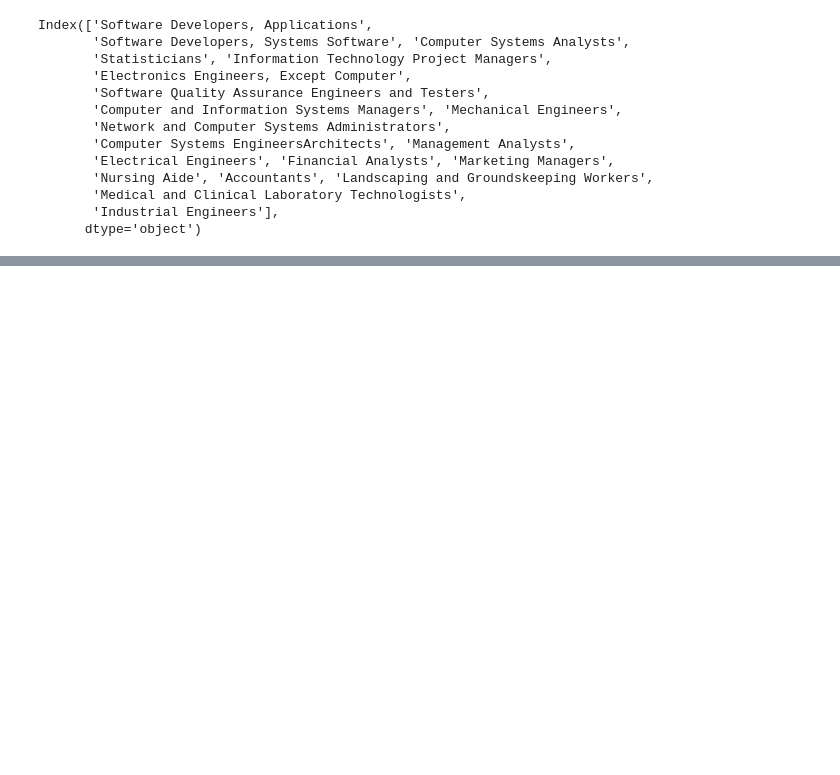
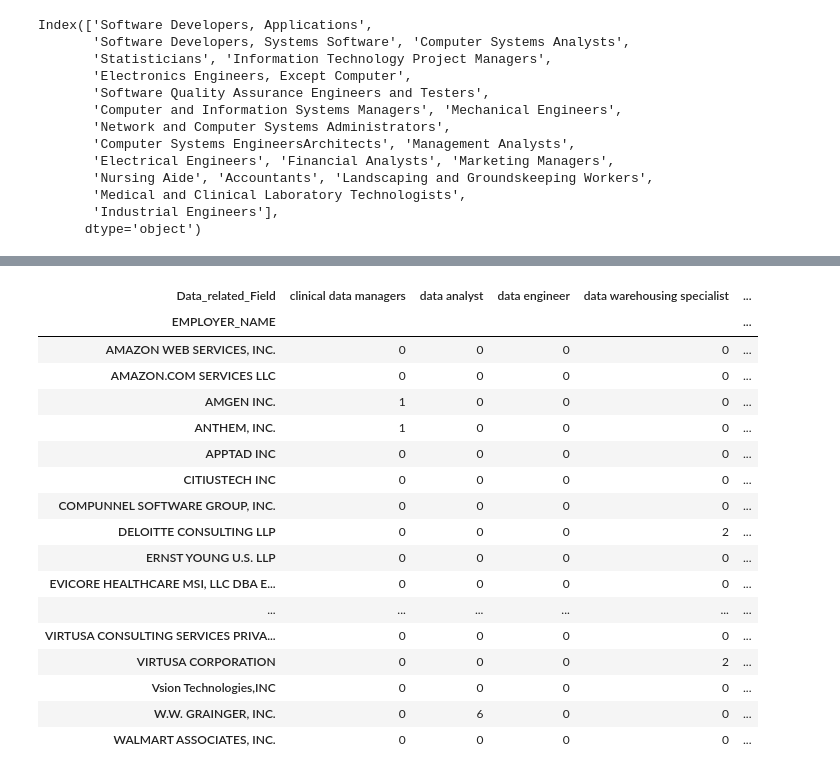
Before and after one commit to cindydao95/Exploration-Data-Analysis-on-US-Immigrants-PERM-Applications-Quarter-4-2022, a Jupyter notebook: src/notebook/perm-data-analytics.ipynb, the cells around one changed output, grey strips where cells are left out. Drawn from its saved outputs; the diff is of its cells as text; code cells hidden in the pictures; blank space fills up the shorter version.

```diff
--- a/src/notebook/perm-data-analytics.ipynb
+++ b/src/notebook/perm-data-analytics.ipynb
@@ -207,0 +277,21 @@ for job in top_job_titles:
+# %%
+cross_df.loc[cross_df.sum(axis=1) >5,:]
+# %% [output]
+| Data_related_Field | clinical data managers | data analyst | data engineer | data warehousing specialist | ... |
+| EMPLOYER_NAME |  |  |  |  | ... |
+| AMAZON WEB SERVICES, INC. | 0 | 0 | 0 | 0 | ... |
+| AMAZON.COM SERVICES LLC | 0 | 0 | 0 | 0 | ... |
+| AMGEN INC. | 1 | 0 | 0 | 0 | ... |
+| ANTHEM, INC. | 1 | 0 | 0 | 0 | ... |
+| APPTAD INC | 0 | 0 | 0 | 0 | ... |
+| CITIUSTECH INC | 0 | 0 | 0 | 0 | ... |
+| COMPUNNEL SOFTWARE GROUP, INC. | 0 | 0 | 0 | 0 | ... |
+| DELOITTE CONSULTING LLP | 0 | 0 | 0 | 2 | ... |
+| ERNST YOUNG U.S. LLP | 0 | 0 | 0 | 0 | ... |
+| EVICORE HEALTHCARE MSI, LLC DBA E... | 0 | 0 | 0 | 0 | ... |
+| ... | ... | ... | ... | ... | ... |
+| VIRTUSA CONSULTING SERVICES PRIVA... | 0 | 0 | 0 | 0 | ... |
+| VIRTUSA CORPORATION | 0 | 0 | 0 | 2 | ... |
+| Vsion Technologies,INC | 0 | 0 | 0 | 0 | ... |
+| W.W. GRAINGER, INC. | 0 | 6 | 0 | 0 | ... |
+| WALMART ASSOCIATES, INC. | 0 | 0 | 0 | 0 | ... |
```
Also changed, not shown: parts of 37 cells of this notebook.
